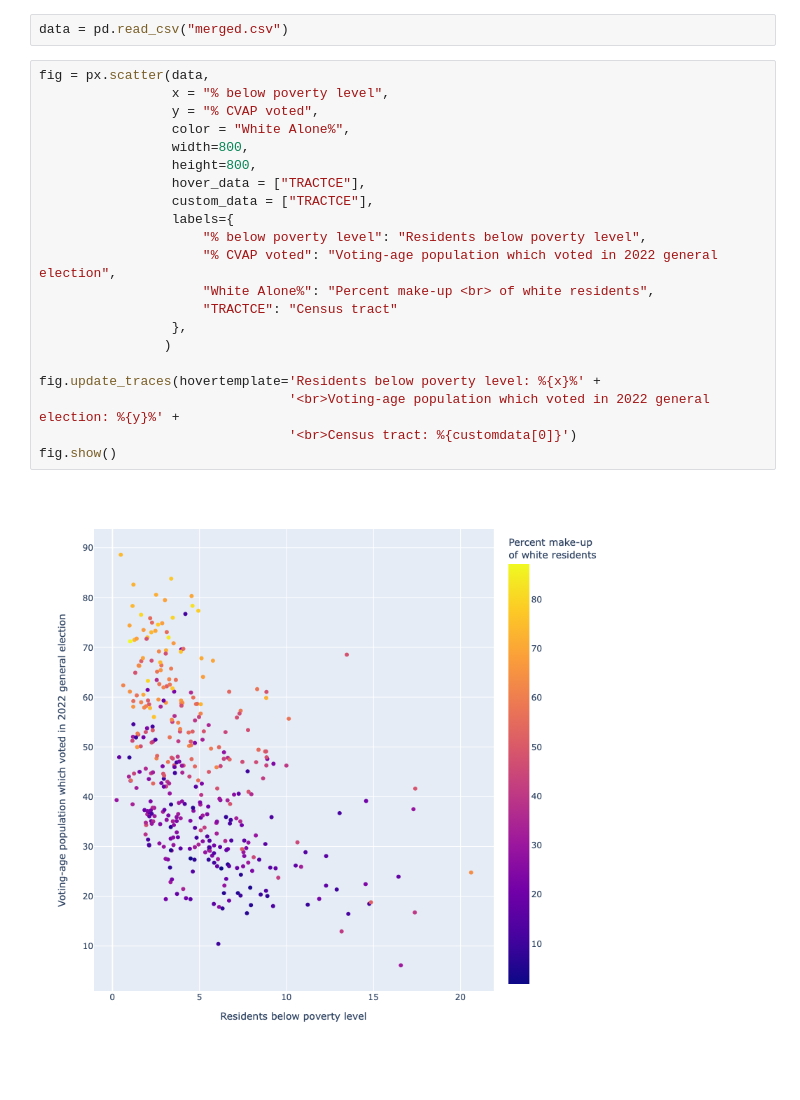
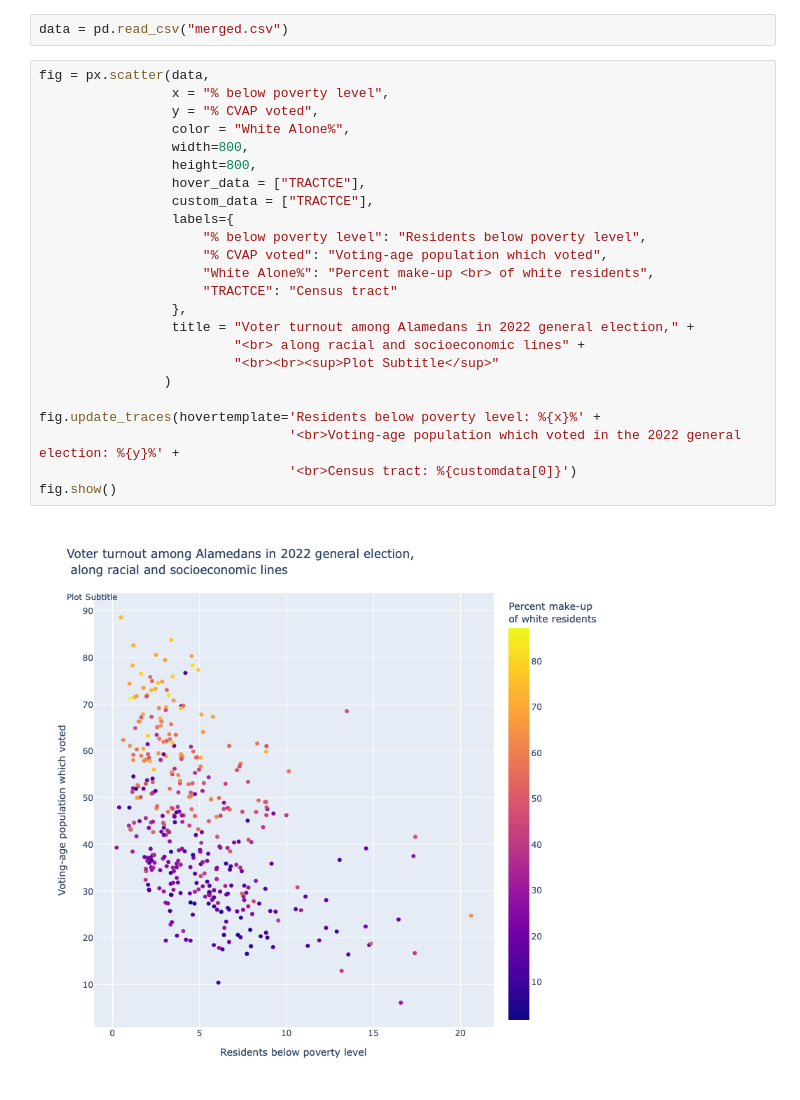
Before and after one commit to cameronfozi/djnf-merrill-training, a Jupyter notebook: docs/demo.ipynb, the cells around one changed output. Saved outputs shown, nothing was run; the diff lists cells and outputs as text.

```diff
--- a/docs/demo.ipynb
+++ b/docs/demo.ipynb
@@ -6,23 +9,26 @@ data = pd.read_csv("merged.csv")
 # %%
 fig = px.scatter(data,
                  x = "% below poverty level",
                  y = "% CVAP voted",
                  color = "White Alone%",
                  width=800,
                  height=800,
                  hover_data = ["TRACTCE"],
                  custom_data = ["TRACTCE"],
                  labels={
                      "% below poverty level": "Residents below poverty level",
-                     "% CVAP voted": "Voting-age population which voted in 2022 general election",
+                     "% CVAP voted": "Voting-age population which voted",
                      "White Alone%": "Percent make-up <br> of white residents",
                      "TRACTCE": "Census tract"
                  },
+                 title = "Voter turnout among Alamedans in 2022 general election," +
+                         "<br> along racial and socioeconomic lines" +
+                         "<br><br><sup>Plot Subtitle</sup>"
                 )
 
 fig.update_traces(hovertemplate='Residents below poverty level: %{x}%' +
-                                '<br>Voting-age population which voted in 2022 general election: %{y}%' +
+                                '<br>Voting-age population which voted in the 2022 general election: %{y}%' +
                                 '<br>Census tract: %{customdata[0]}')
 fig.show()
 # %% [output]
-[figure, old version]
+[figure, new version]
```
Also changed, not shown: parts of 1 cell of this notebook, 1 other file.
